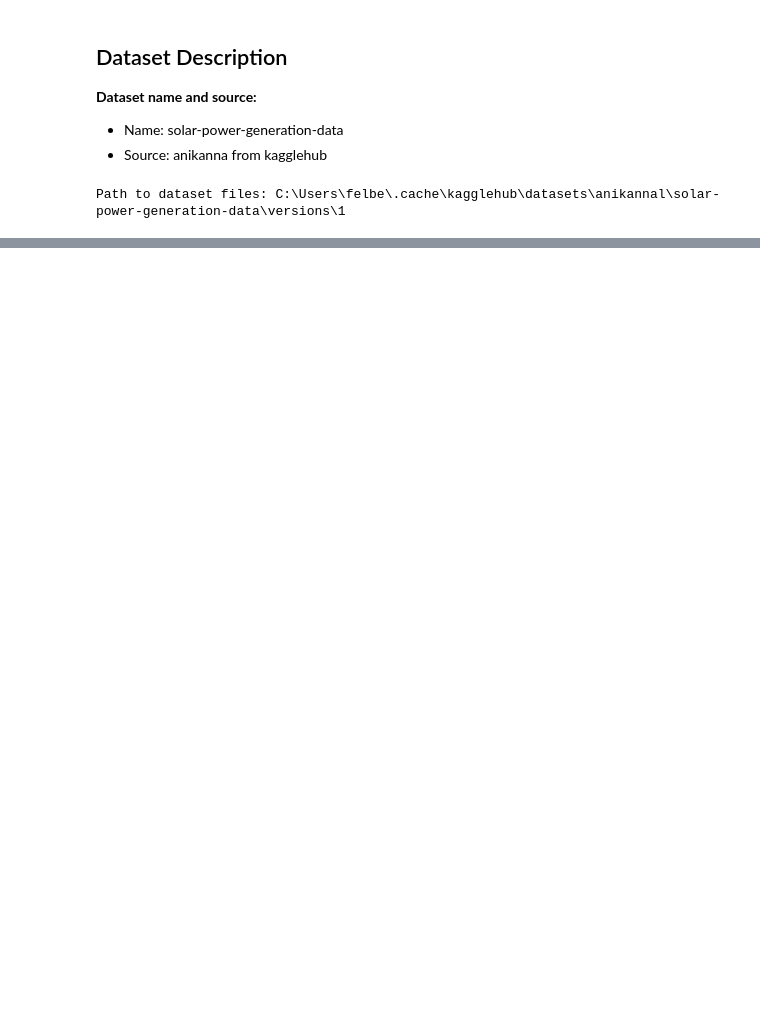
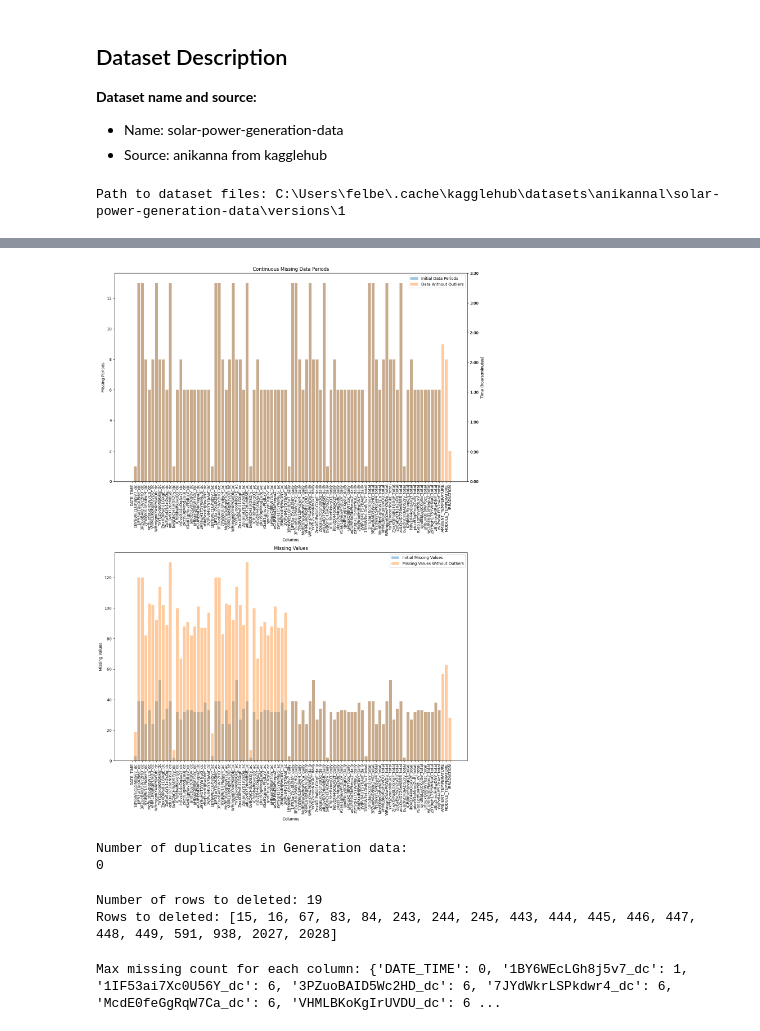
Before and after one commit to FelberPeter/Assigment-4, a Jupyter notebook: Solarpower.ipynb, the cells around one changed output, grey strips where cells are left out. Saved outputs shown, nothing was run; the diff lists cells and outputs as text; code cells hidden in the pictures; blank space fills up the shorter version.

```diff
--- a/Solarpower.ipynb
+++ b/Solarpower.ipynb
@@ -279,0 +286,3 @@ plt.show()
+# %%
+# Remove outliers from the weather data
+weather_data_no_outlier = remove_outliers(weather_data_datetime, ['AMBIENT_TEMPERATURE', 'MODULE_TEMPERATURE', 'IRRADIATION'], lower_quantile=0.01 , upper_quantile=0.99)
@@ -279,0 +304,3 @@ plt.show()
+# %%
+df_no_outliers  = merge_dfs(generation_data_no_outlier, weather_data_no_outlier)
+missing_periods_no_outliers = get_max_missing_in_col(df_no_outliers)
@@ -279,0 +321,73 @@ plt.show()
+# %%
+
+missing_values_no_outliers = get_missing_in_col(df_no_outliers)
+
+# Create subplots
+fig, (ax1, ax2) = plt.subplots(2, 1, figsize=(14, 20))
+
+# Plot the initial missing data periods on the first subplot
+plot_missing_data_periods(missing_periods_initial, ax1, label='Initial Data Periods')
+plot_missing_data_periods(missing_periods_no_outliers, ax1, label='Data Without Outliers')
+ax1.set_title('Continuous Missing Data Periods')
+ax1.legend()
+
+# Plot the missing values on the second subplot
+plot_missing_data(missing_values_initial, ax2, label='Initial Missing Values')
+plot_missing_data(missing_values_no_outliers, ax2, label='Missing Values Without Outliers')
+ax2.set_title('Missing Values')
+ax2.legend()
+
+plt.tight_layout()
+plt.show()
+# %% [output]
+[figure, added]
+# %%
+# Remove duplicates
+df_no_outliers = remove_duplicates(df_no_outliers)
+# %% [output]
+Number of duplicates in Generation data:
+0
+# %%
+def find_consecutive_missing(df, threshold):
+    # copy the DataFrame to avoid modifying the original DataFrame
+    df_copy = df.copy()
+    # Find indices of rows with consecutive missing values exceeding the threshold
+    indices = []
+    for column in df_copy.columns:
+        miss_count = 0
+        for i in range(1, len(df_copy)):  # Start from 1 to access the previous row
+            if pd.isnull(df_copy.iloc[i][column]) and pd.isnull(df_copy.iloc[i-1][column]):
+                miss_count += 1
+                if miss_count > threshold:
+                    indices.append(i)
+            else:
+                miss_count = 0
+    return sorted(list(set(indices))) # Remove duplicates and sort the list
+
+# Find rows to delete and max missing count for each column
+rows_to_delete = find_consecutive_missing(df_no_outliers, threshold=6)
+
+def delete_rows(df, rows_to_delete):
+    # Copy the DataFrame to avoid modifying the original DataFrame
+    df_copy = df.copy()
+    # Create a new column to with indices
+    df_copy['index'] = df_copy.index
+    # Delete rows with consecutive missing values exceeding the threshold
+    df_copy.drop(rows_to_delete, inplace=True)
+    print(f"Number of rows to deleted: {len(rows_to_delete)}")
+    print(f"Rows to deleted: {rows_to_delete}")
+    return df_copy
+
+
+
+# Delete rows with consecutive missing values exceeding the threshold
+df_shortened_missing_period = delete_rows(df_no_outliers, rows_to_delete)
+# %% [output]
+Number of rows to deleted: 19
+Rows to deleted: [15, 16, 67, 83, 84, 243, 244, 245, 443, 444, 445, 446, 447, 448, 449, 591, 938, 2027, 2028]
+# %%
+# Find rows to delete and max missing count for each column
+missing_periods_shortened = get_max_missing_in_col(df_shortened_missing_period)
+print(f"Max missing count for each column: {missing_periods_shortened}")
+# %% [output]
+Max missing count for each column: {'DATE_TIME': 0, '1BY6WEcLGh8j5v7_dc': 1, '1IF53ai7Xc0U56Y_dc': 6, '3PZuoBAID5Wc2HD_dc': 6, '7JYdWkrLSPkdwr4_dc': 6, 'McdE0feGgRqW7Ca_dc': 6, 'VHMLBKoKgIrUVDU_dc': 6 ...
```
Also changed, not shown: parts of 36 cells of this notebook, 1 other file.
